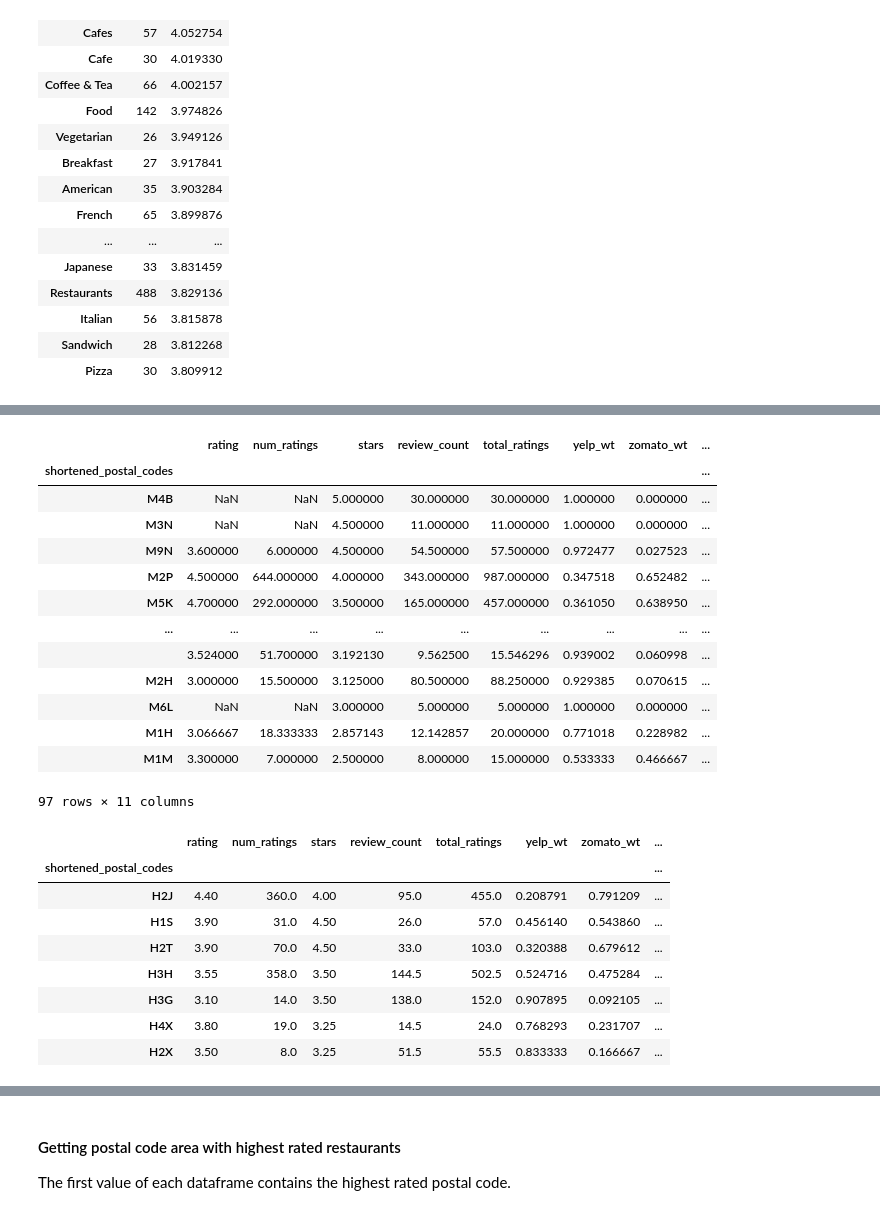
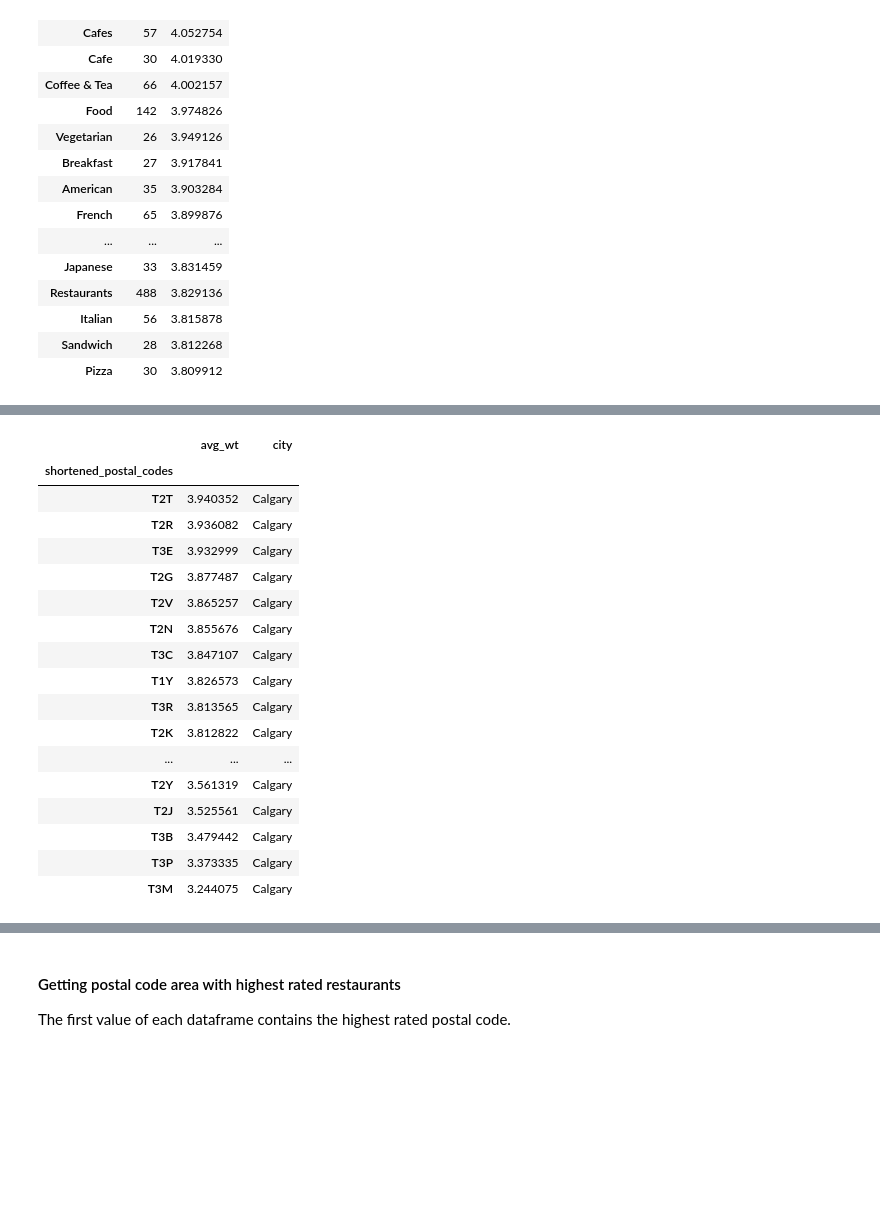
Before and after one commit to avneetgill/ensf544Project, a Jupyter notebook: Phase1.ipynb, the cells around one changed output, grey strips where cells are left out. Drawn from its saved outputs; the diff is of its cells as text; code cells hidden in the pictures; blank space fills up the shorter version.

```diff
--- a/Phase1.ipynb
+++ b/Phase1.ipynb
@@ -824,31 +805,23 @@ q1_calgary_df
-# %%
-q1_toronto_df['city'] = "Toronto"
-q1_toronto_df
-# %% [output]
-|  | rating | num_ratings | stars | review_count | total_ratings | yelp_wt | zomato_wt | ... |
-| shortened_postal_codes |  |  |  |  |  |  |  | ... |
-| M4B | NaN | NaN | 5.000000 | 30.000000 | 30.000000 | 1.000000 | 0.000000 | ... |
-| M3N | NaN | NaN | 4.500000 | 11.000000 | 11.000000 | 1.000000 | 0.000000 | ... |
-| M9N | 3.600000 | 6.000000 | 4.500000 | 54.500000 | 57.500000 | 0.972477 | 0.027523 | ... |
-| M2P | 4.500000 | 644.000000 | 4.000000 | 343.000000 | 987.000000 | 0.347518 | 0.652482 | ... |
-| M5K | 4.700000 | 292.000000 | 3.500000 | 165.000000 | 457.000000 | 0.361050 | 0.638950 | ... |
-| ... | ... | ... | ... | ... | ... | ... | ... | ... |
-|  | 3.524000 | 51.700000 | 3.192130 | 9.562500 | 15.546296 | 0.939002 | 0.060998 | ... |
-| M2H | 3.000000 | 15.500000 | 3.125000 | 80.500000 | 88.250000 | 0.929385 | 0.070615 | ... |
-| M6L | NaN | NaN | 3.000000 | 5.000000 | 5.000000 | 1.000000 | 0.000000 | ... |
-| M1H | 3.066667 | 18.333333 | 2.857143 | 12.142857 | 20.000000 | 0.771018 | 0.228982 | ... |
-| M1M | 3.300000 | 7.000000 | 2.500000 | 8.000000 | 15.000000 | 0.533333 | 0.466667 | ... |
-97 rows × 11 columns
-# %%
-q1_montreal_df['city'] = "Montreal"
-q1_montreal_df
-# %% [output]
-|  | rating | num_ratings | stars | review_count | total_ratings | yelp_wt | zomato_wt | ... |
-| shortened_postal_codes |  |  |  |  |  |  |  | ... |
-| H2J | 4.40 | 360.0 | 4.00 | 95.0 | 455.0 | 0.208791 | 0.791209 | ... |
-| H1S | 3.90 | 31.0 | 4.50 | 26.0 | 57.0 | 0.456140 | 0.543860 | ... |
-| H2T | 3.90 | 70.0 | 4.50 | 33.0 | 103.0 | 0.320388 | 0.679612 | ... |
-| H3H | 3.55 | 358.0 | 3.50 | 144.5 | 502.5 | 0.524716 | 0.475284 | ... |
-| H3G | 3.10 | 14.0 | 3.50 | 138.0 | 152.0 | 0.907895 | 0.092105 | ... |
-| H4X | 3.80 | 19.0 | 3.25 | 14.5 | 24.0 | 0.768293 | 0.231707 | ... |
-| H2X | 3.50 | 8.0 | 3.25 | 51.5 | 55.5 | 0.833333 | 0.166667 | ... |
+# %%
+q1_calgary_df['city'] = 'Calgary'
+q1_calgary_df = q1_calgary_df.drop(['num_ratings','rating','review_count','stars','total_ratings','y_wt_rate','yelp_wt','z_wt_rate','zomato_wt'],1)
+q1_calgary_df
+# %% [output]
+|  | avg_wt | city |
+| shortened_postal_codes |  |  |
+| T2T | 3.940352 | Calgary |
+| T2R | 3.936082 | Calgary |
+| T3E | 3.932999 | Calgary |
+| T2G | 3.877487 | Calgary |
+| T2V | 3.865257 | Calgary |
+| T2N | 3.855676 | Calgary |
+| T3C | 3.847107 | Calgary |
+| T1Y | 3.826573 | Calgary |
+| T3R | 3.813565 | Calgary |
+| T2K | 3.812822 | Calgary |
+| ... | ... | ... |
+| T2Y | 3.561319 | Calgary |
+| T2J | 3.525561 | Calgary |
+| T3B | 3.479442 | Calgary |
+| T3P | 3.373335 | Calgary |
+| T3M | 3.244075 | Calgary |
```
Also changed, not shown: parts of 10 cells of this notebook.
